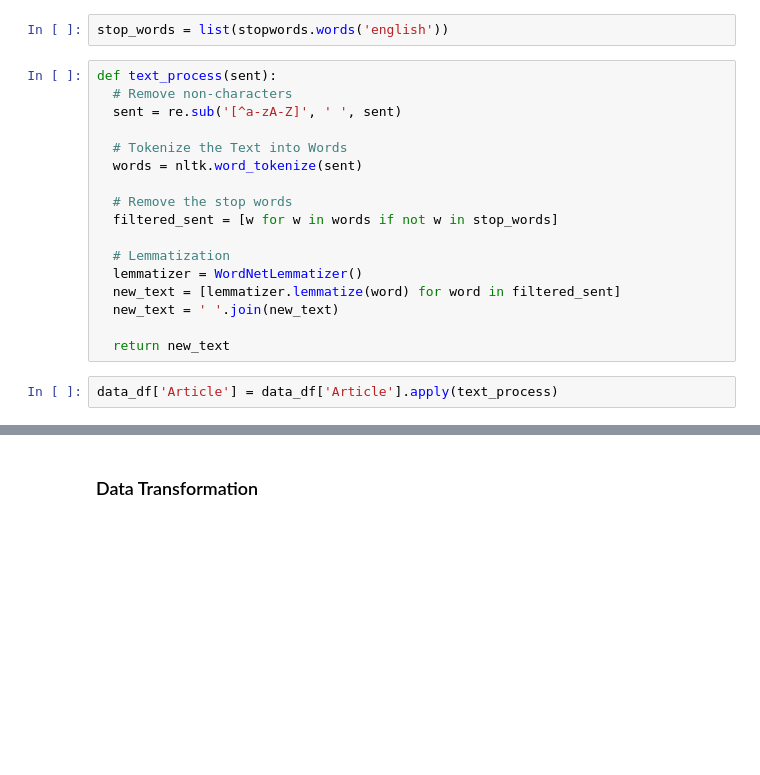
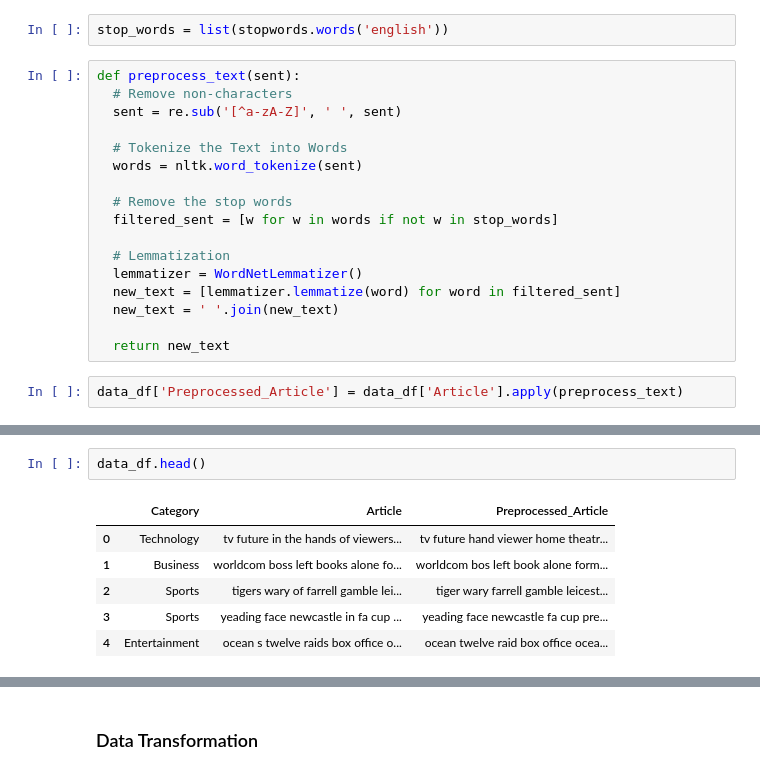
Before and after one commit to pkmariya/Scaler01, a Jupyter notebook: FlipitNews_NLP_CaseStudy_Mariya_DSML.ipynb, the cells around one changed output, grey strips where cells are left out. Saved outputs shown, nothing was run; the diff lists cells and outputs as text; blank space fills up the shorter version.

```diff
--- a/FlipitNews_NLP_CaseStudy_Mariya_DSML.ipynb
+++ b/FlipitNews_NLP_CaseStudy_Mariya_DSML.ipynb
@@ -183,7 +178,7 @@ draw_cntplot_categories(data_df)
 # %%
 stop_words = list(stopwords.words('english'))
 # %%
-def text_process(sent):
+def preprocess_text(sent):
   # Remove non-characters
   sent = re.sub('[^a-zA-Z]', ' ', sent)
 
@@ -200,4 +195,4 @@ def text_process(sent):
 
   return new_text
 # %%
-data_df['Article'] = data_df['Article'].apply(text_process)
+data_df['Preprocessed_Article'] = data_df['Article'].apply(preprocess_text)
@@ -203,0 +207,9 @@ data_df['Article'] = data_df['Article'].apply(text_process)
+# %%
+data_df.head()
+# %% [output]
+|  | Category | Article | Preprocessed_Article |
+| 0 | Technology | tv future in the hands of viewers... | tv future hand viewer home theatr... |
+| 1 | Business | worldcom boss left books alone fo... | worldcom bos left book alone form... |
+| 2 | Sports | tigers wary of farrell gamble lei... | tiger wary farrell gamble leicest... |
+| 3 | Sports | yeading face newcastle in fa cup ... | yeading face newcastle fa cup pre... |
+| 4 | Entertainment | ocean s twelve raids box office o... | ocean twelve raid box office ocea... |
```
Also changed, not shown: parts of 52 cells of this notebook.
